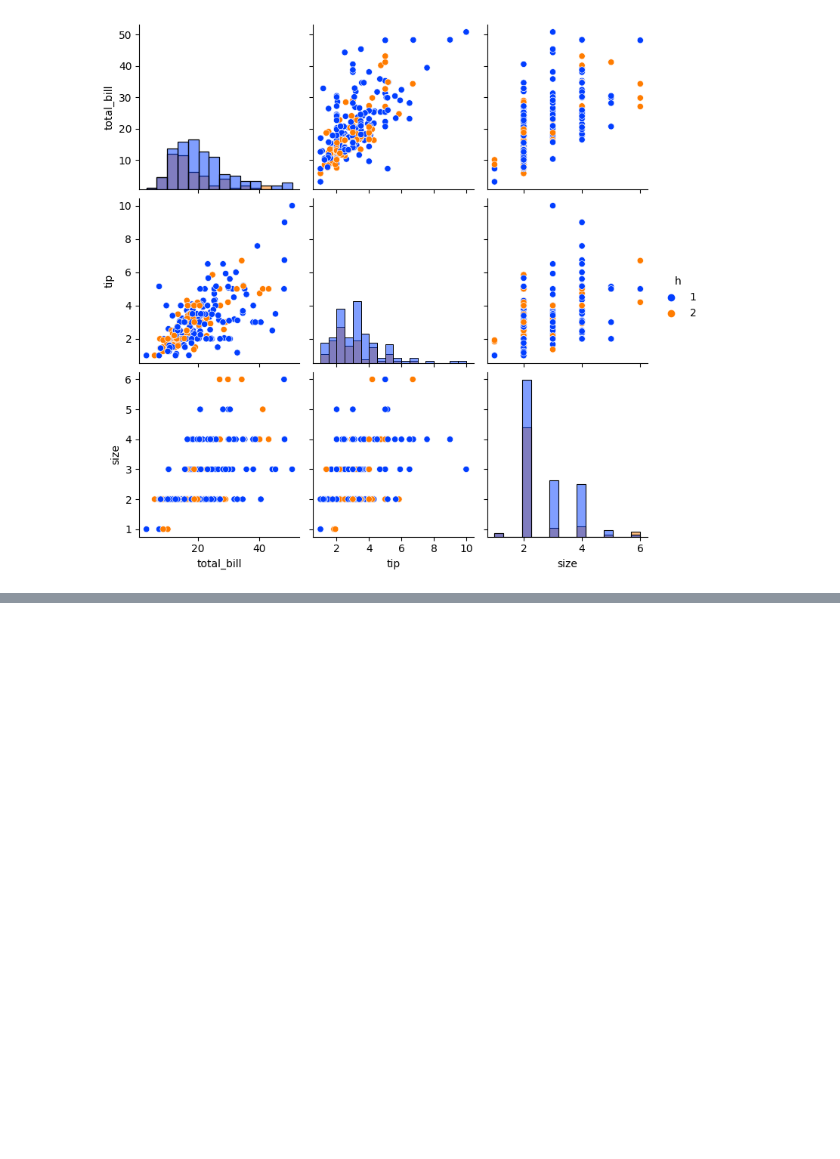
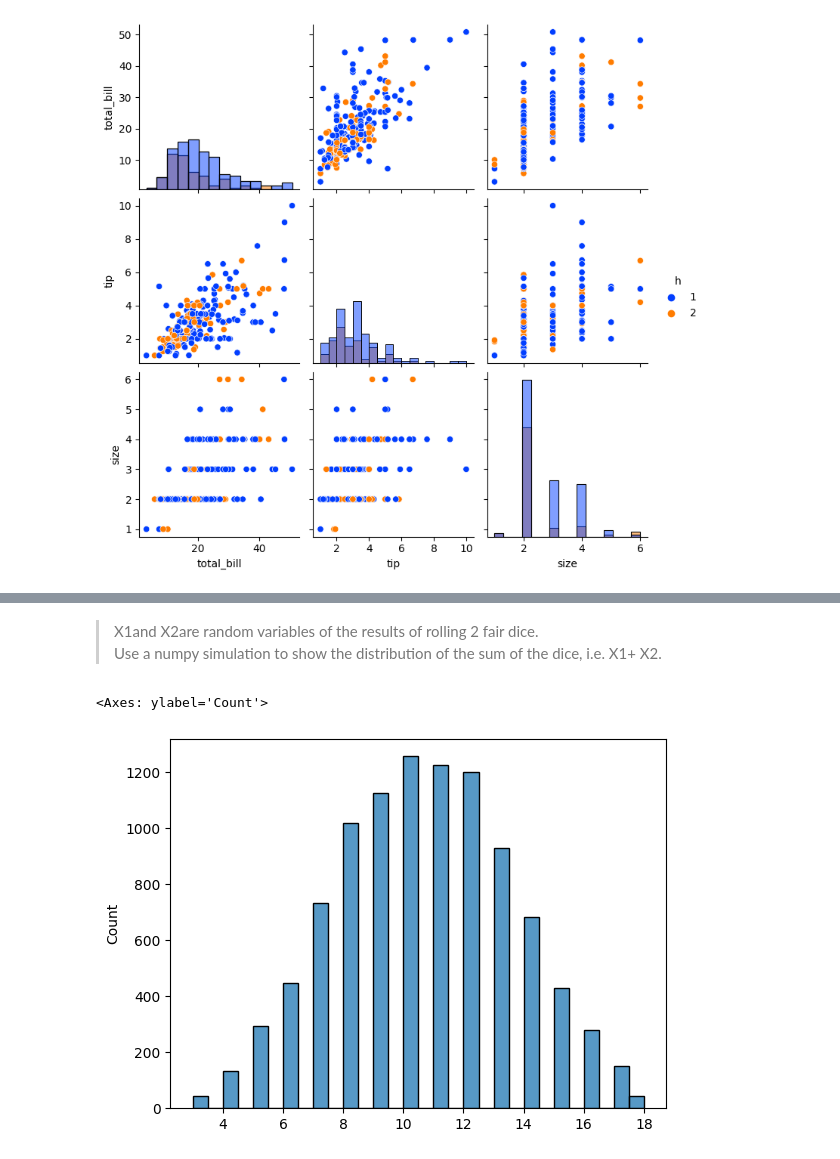
Before and after one commit to krestiankin/home_work_bi, a Jupyter notebook: test__o.ipynb, the cells around one changed output, grey strips where cells are left out. Drawn from its saved outputs; the diff is of its cells as text; code cells hidden in the pictures; blank space fills up the shorter version.

```diff
--- a/test__o.ipynb
+++ b/test__o.ipynb
@@ -195,0 +277,16 @@ sns.pairplot(df17_3, hue='h', diag_kind="hist", palette='bright');
+# %% [markdown]
+> X1and X2are random variables of the results of rolling 2 fair dice.
+> Use a numpy simulation to show the distribution of the sum of the dice, i.e. X1+ X2.
+# %%
+x1 = np.random.randint(1, 7, size=10000)
+x2 = np.random.randint(1, 7, size=10000)
+x3 = np.random.randint(1, 7, size=10000)
+
+# print(x1)
+x4 = x1+x2+x3
+sns.histplot(x4, bins=30)
+# sns.boxplot(x3, palette='magma')
+# print(x3)
+# %% [output]
+<Axes: ylabel='Count'>
+[figure, added]
```
Also changed, not shown: parts of 5 cells of this notebook, 3 other files.
